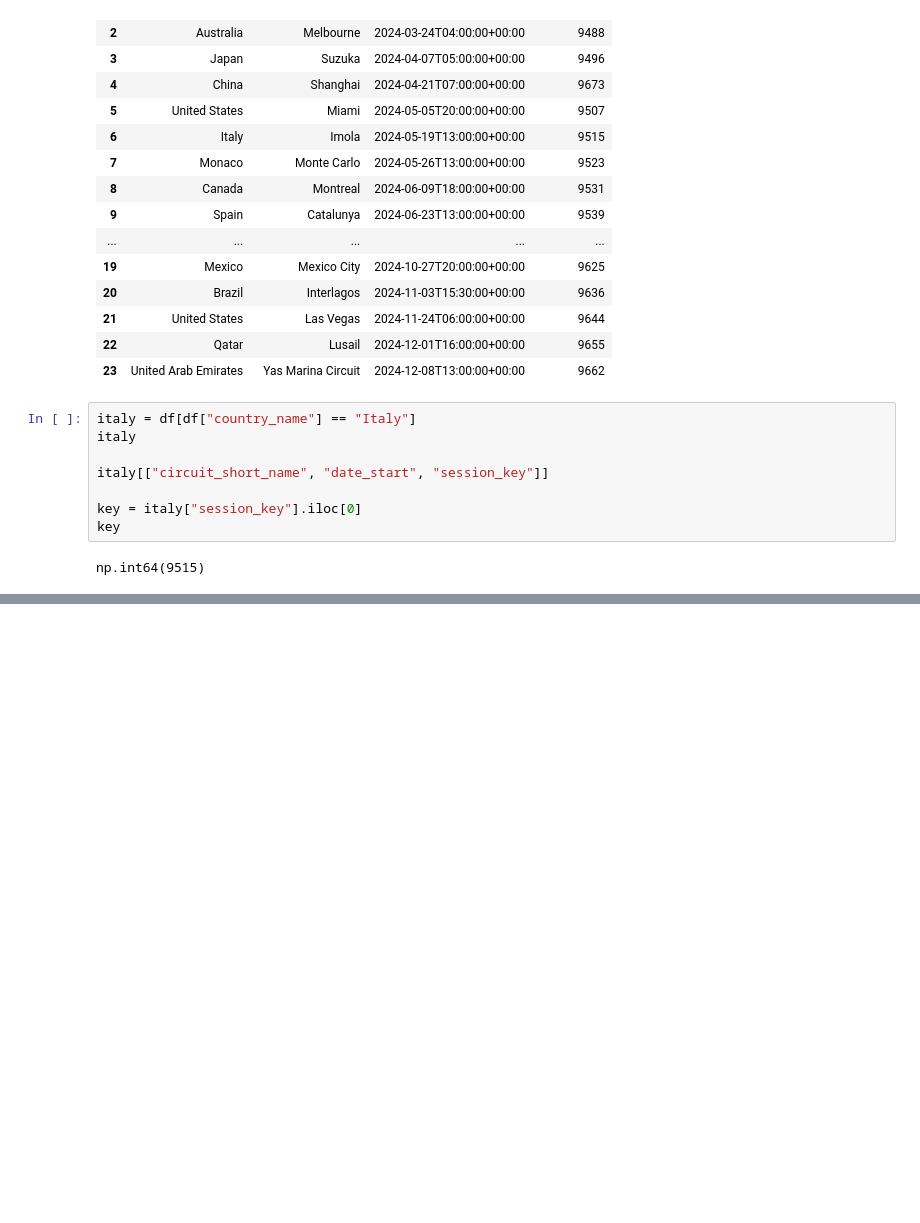
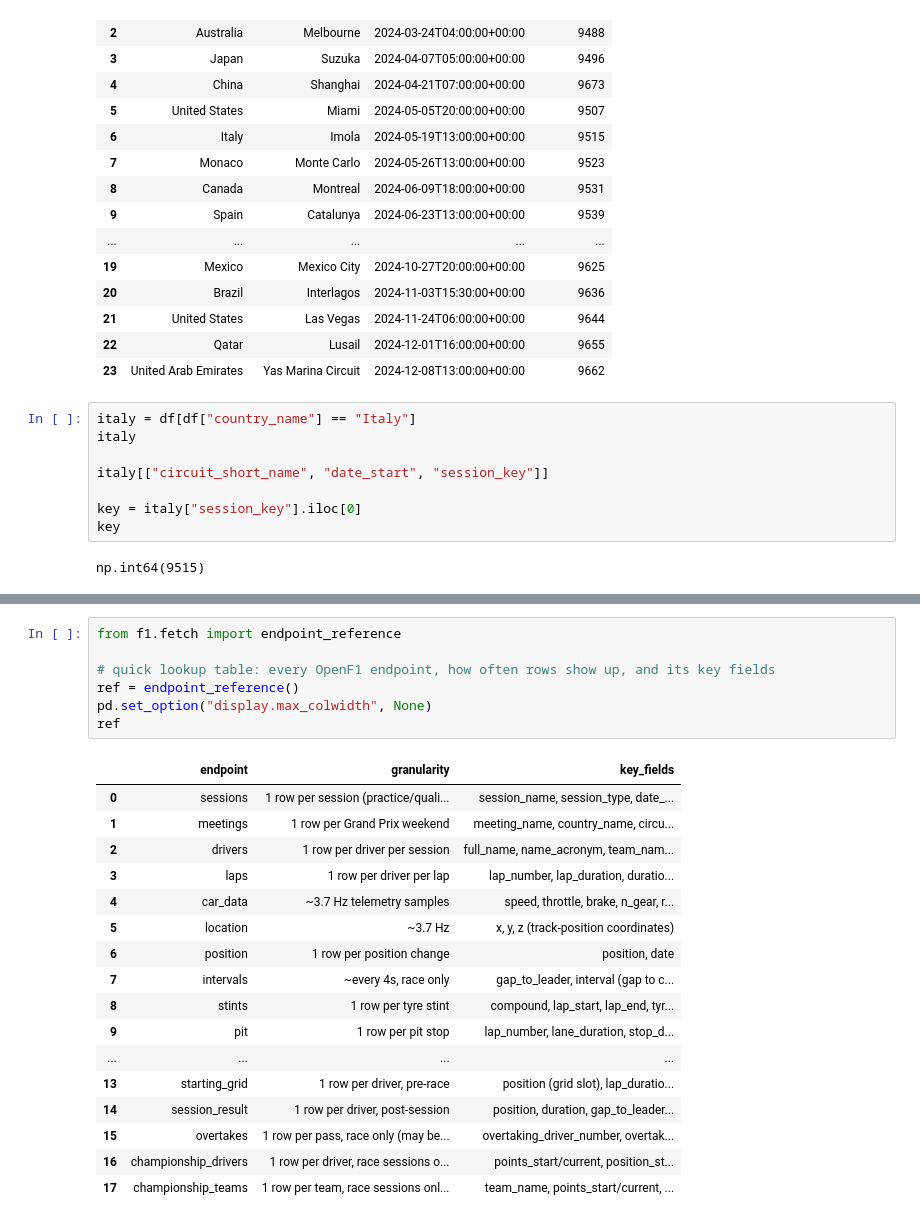
Before and after one commit to lucasbooky/ME-273-F1-Project, a Jupyter notebook: test.ipynb, the cells around one changed output, grey strips where cells are left out. Drawn from its saved outputs; the diff is of its cells as text; blank space fills up the shorter version.

```diff
--- a/test.ipynb
+++ b/test.ipynb
@@ -44,0 +117,25 @@ np.int64(9515)
+# %%
+from f1.fetch import endpoint_reference
+
+# quick lookup table: every OpenF1 endpoint, how often rows show up, and its key fields
+ref = endpoint_reference()
+pd.set_option("display.max_colwidth", None)
+ref
+# %% [output]
+|  | endpoint | granularity | key_fields |
+| 0 | sessions | 1 row per session (practice/quali... | session_name, session_type, date_... |
+| 1 | meetings | 1 row per Grand Prix weekend | meeting_name, country_name, circu... |
+| 2 | drivers | 1 row per driver per session | full_name, name_acronym, team_nam... |
+| 3 | laps | 1 row per driver per lap | lap_number, lap_duration, duratio... |
+| 4 | car_data | ~3.7 Hz telemetry samples | speed, throttle, brake, n_gear, r... |
+| 5 | location | ~3.7 Hz | x, y, z (track-position coordinates) |
+| 6 | position | 1 row per position change | position, date |
+| 7 | intervals | ~every 4s, race only | gap_to_leader, interval (gap to c... |
+| 8 | stints | 1 row per tyre stint | compound, lap_start, lap_end, tyr... |
+| 9 | pit | 1 row per pit stop | lap_number, lane_duration, stop_d... |
+| ... | ... | ... | ... |
+| 13 | starting_grid | 1 row per driver, pre-race | position (grid slot), lap_duratio... |
+| 14 | session_result | 1 row per driver, post-session | position, duration, gap_to_leader... |
+| 15 | overtakes | 1 row per pass, race only (may be... | overtaking_driver_number, overtak... |
+| 16 | championship_drivers | 1 row per driver, race sessions o... | points_start/current, position_st... |
+| 17 | championship_teams | 1 row per team, race sessions onl... | team_name, points_start/current, ... |
```
Also changed, not shown: parts of 2 cells of this notebook, 2 other files.
